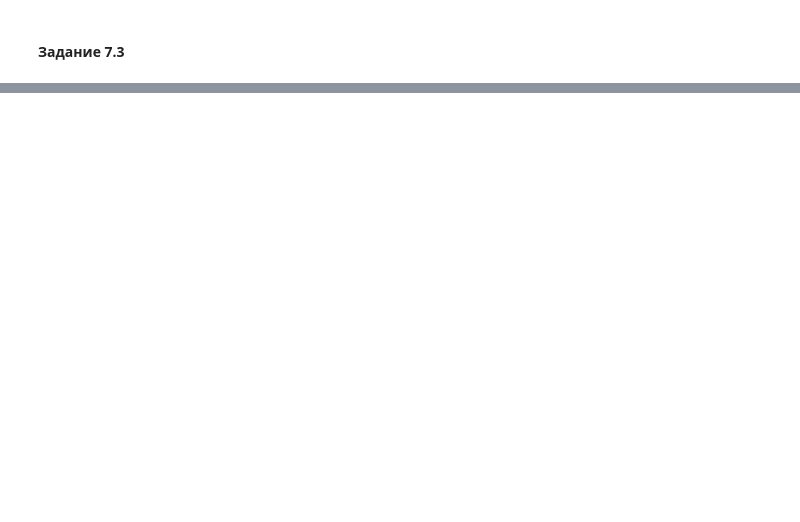
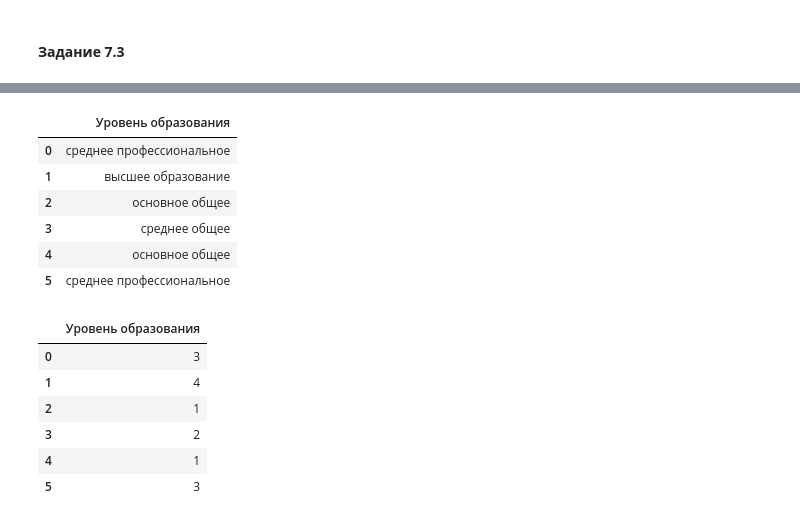
Before and after one commit to vvnvrk/skills, a Jupyter notebook: eda04.ipynb, the cells around one changed output, grey strips where cells are left out. Cells and saved outputs as stored; diff of their text form; code cells hidden in the pictures; blank space fills up the shorter version.

```diff
--- a/eda04.ipynb
+++ b/eda04.ipynb
@@ -912,0 +1611,23 @@ p-значение больше, чем заданный уровень знач
+# %%
+# создание датасета
+data = pd.DataFrame(["среднее профессиональное", "высшее образование", "основное общее", "среднее общее", "основное общее", "среднее профессиональное"], columns=['Уровень образования'])
+display(data)
+
+# перевод категориального признака в количественный
+data['Уровень образования'] = data['Уровень образования'].replace(["основное общее", "среднее общее", "среднее профессиональное", "высшее образование"], [1, 2, 3, 4])
+display(data)
+# %% [output]
+|  | Уровень образования |
+| 0 | среднее профессиональное |
+| 1 | высшее образование |
+| 2 | основное общее |
+| 3 | среднее общее |
+| 4 | основное общее |
+| 5 | среднее профессиональное |
+|  | Уровень образования |
+| 0 | 3 |
+| 1 | 4 |
+| 2 | 1 |
+| 3 | 2 |
+| 4 | 1 |
+| 5 | 3 |
```
Also changed, not shown: parts of 90 cells of this notebook, 4 other files.
